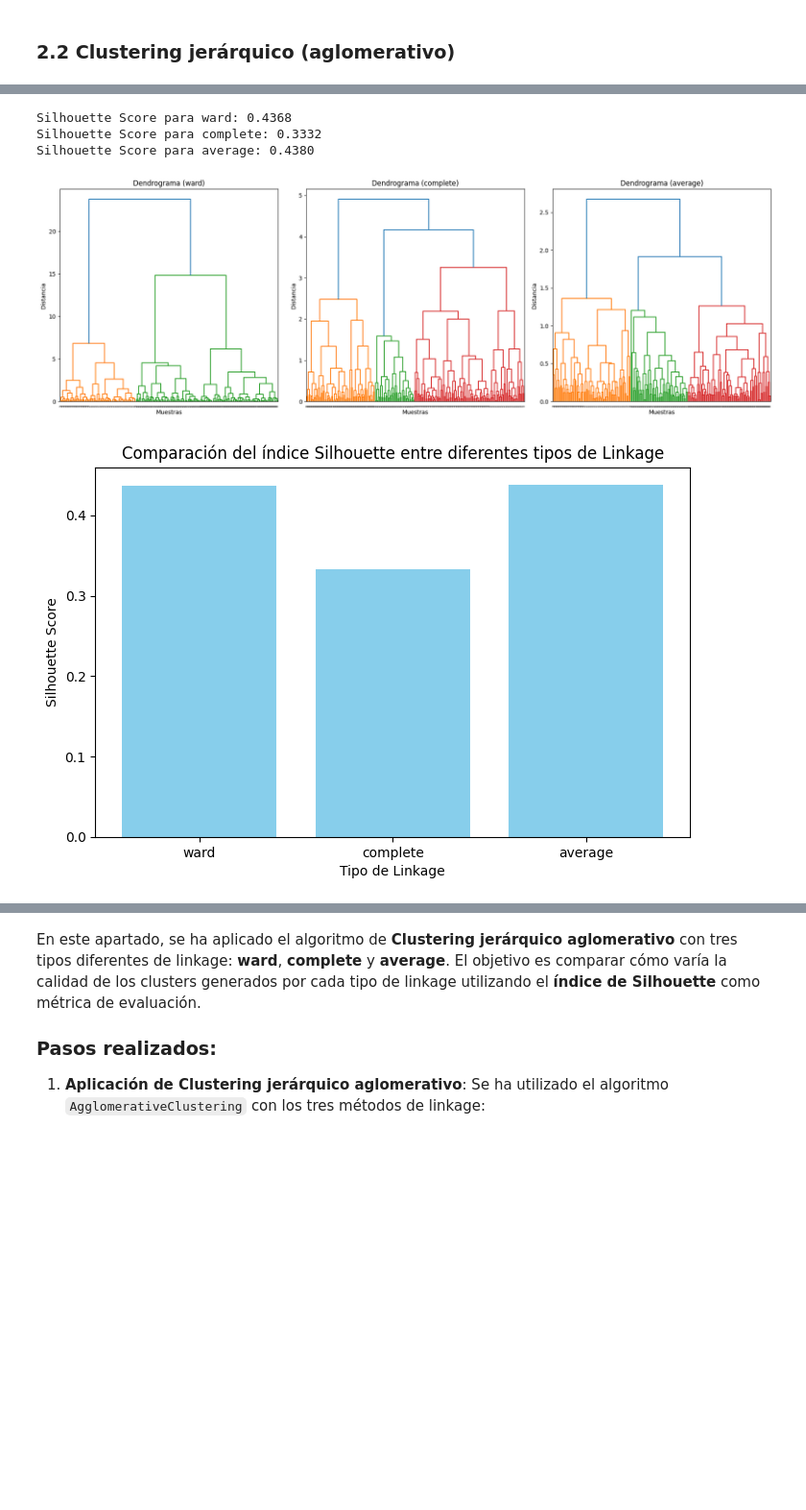
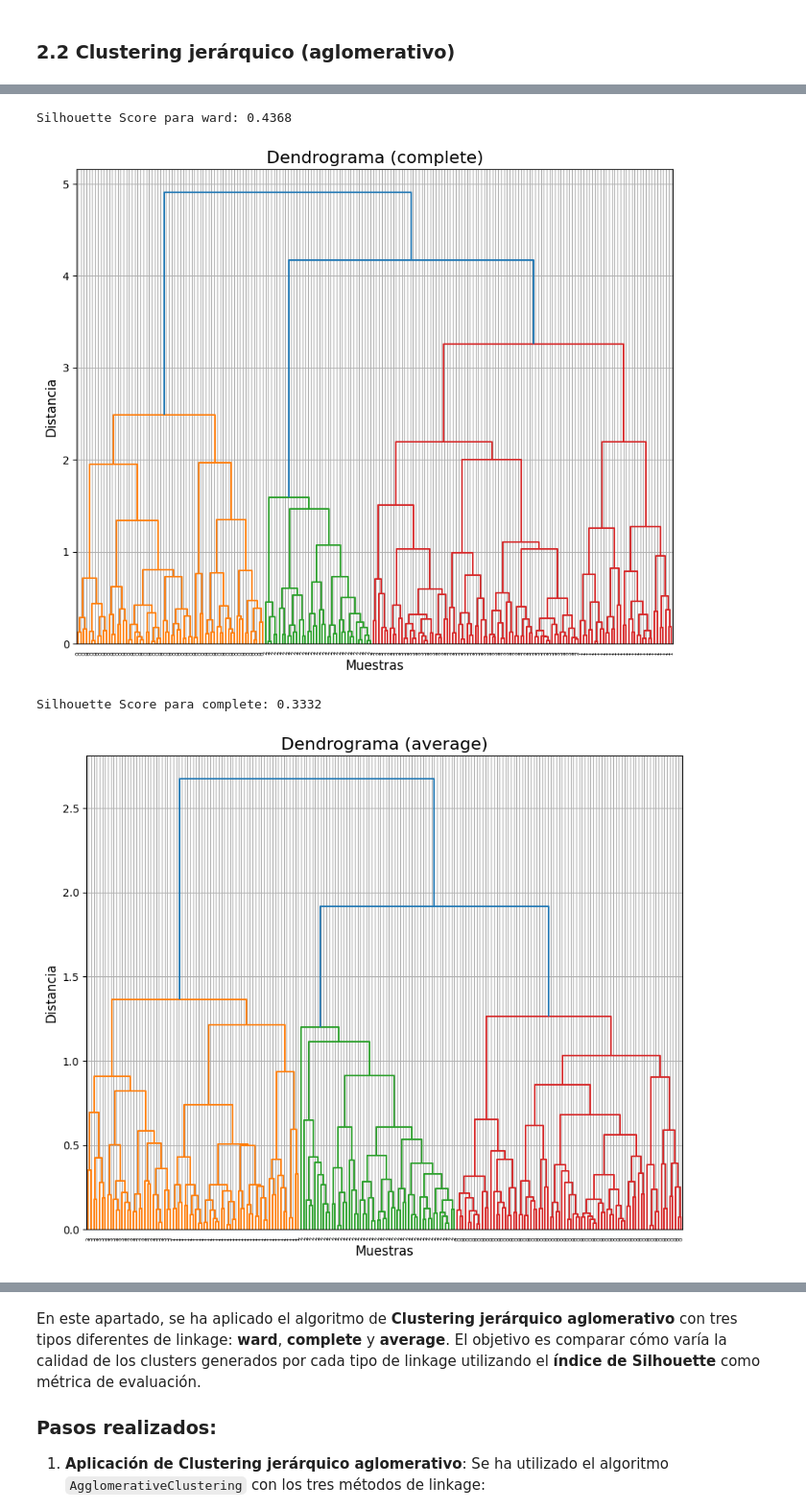
Before and after one commit to mariarobledano/Grupo29_Practica2, a Jupyter notebook: Practica2.ipynb, the cells around one changed output, grey strips where cells are left out. Shown at 96% size. Saved outputs shown, nothing was run; the diff lists cells and outputs as text; code cells hidden in the pictures; blank space fills up the shorter version.

```diff
--- a/Practica2.ipynb
+++ b/Practica2.ipynb
@@ -279,35 +282,34 @@ from sklearn.metrics import silhouette_score
 import matplotlib.pyplot as plt
 import numpy as np
 
-
 linkages = ['ward', 'complete', 'average']
-
-fig, axes = plt.subplots(1, 3, figsize=(18, 6))
 
 silhouette_scores = []
 
 for i, linkage_type in enumerate(linkages):
+    plt.figure(figsize=(10, 8))
     model = AgglomerativeClustering(linkage=linkage_type, n_clusters=4)
     labels = model.fit_predict(X_pca)
 
     Z = linkage(X_pca, method=linkage_type)
 
-    dendrogram(Z, ax=axes[i], labels=labels)
-    axes[i].set_title(f'Dendrograma ({linkage_type})')
-    axes[i].set_xlabel('Muestras')
-    axes[i].set_ylabel('Distancia')
+    dendrogram(Z, labels=labels)
+    plt.title(f'Dendrograma ({linkage_type})', fontsize=16)
+    plt.xlabel('Muestras', fontsize=12)
+    plt.ylabel('Distancia', fontsize=12)
+    plt.grid(True)
+    plt.show()
 
     silhouette_avg = silhouette_score(X_pca, labels)
     silhouette_scores.append(silhouette_avg)
     print(f"Silhouette Score para {linkage_type}: {silhouette_avg:.4f}")
 
+plt.figure(figsize=(10, 6))
+plt.bar(linkages, silhouette_scores, color='skyblue', edgecolor='black')
+plt.title('Comparación del índice Silhouette entre diferentes tipos de Linkage', fontsize=16)
+plt.xlabel('Tipo de Linkage', fontsize=12)
+plt.ylabel('Silhouette Score', fontsize=12)
+plt.xticks(rotation=45, ha='right')
 plt.tight_layout()
 plt.show()
-
-plt.figure(figsize=(8, 5))
-plt.bar(linkages, silhouette_scores, color='skyblue')
-plt.title('Comparación del índice Silhouette entre diferentes tipos de Linkage')
-plt.xlabel('Tipo de Linkage')
-plt.ylabel('Silhouette Score')
-plt.show()
 # %% [output]
@@ -314,5 +317,4 @@ plt.show()
 Silhouette Score para ward: 0.4368
-Silhouette Score para complete: 0.3332
-Silhouette Score para average: 0.4380
-[figure, old version]
-[figure, old version]
+[figure, new version]
+Silhouette Score para complete: 0.3332
+[figure, added]
```
Also changed, not shown: parts of 4 cells of this notebook.
